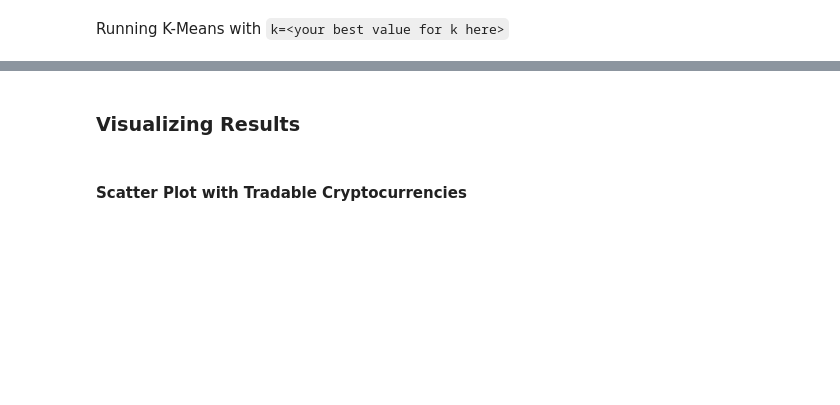
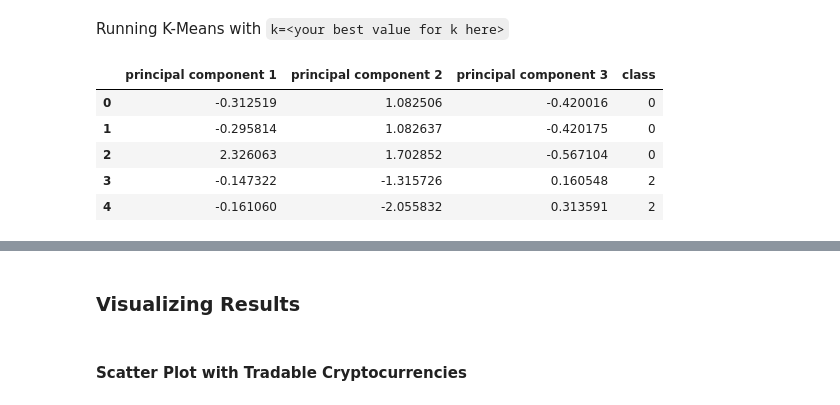
Before and after one commit to francofin/lex_bot, a Jupyter notebook: crypto_clustering.ipynb, the cells around one changed output, grey strips where cells are left out. Drawn from its saved outputs; the diff is of its cells as text; code cells hidden in the pictures; blank space fills up the shorter version.

```diff
--- a/crypto_clustering.ipynb
+++ b/crypto_clustering.ipynb
@@ -245,0 +267,20 @@ Running K-Means with `k=<your best value for k here>`
+# %%
+# Initialize the K-Means model
+model = KMeans(n_clusters=4, random_state=0)
+
+# Fit the model
+model.fit(df_crypto_pca)
+
+# Predict clusters
+predictions = model.predict(df_crypto_pca)
+
+# Add the predicted class columns
+df_crypto_pca["class"] = model.labels_
+df_crypto_pca.head()
+# %% [output]
+|  | principal component 1 | principal component 2 | principal component 3 | class |
+| 0 | -0.312519 | 1.082506 | -0.420016 | 0 |
+| 1 | -0.295814 | 1.082637 | -0.420175 | 0 |
+| 2 | 2.326063 | 1.702852 | -0.567104 | 0 |
+| 3 | -0.147322 | -1.315726 | 0.160548 | 2 |
+| 4 | -0.161060 | -2.055832 | 0.313591 | 2 |
```
Also changed, not shown: parts of 14 cells of this notebook.
